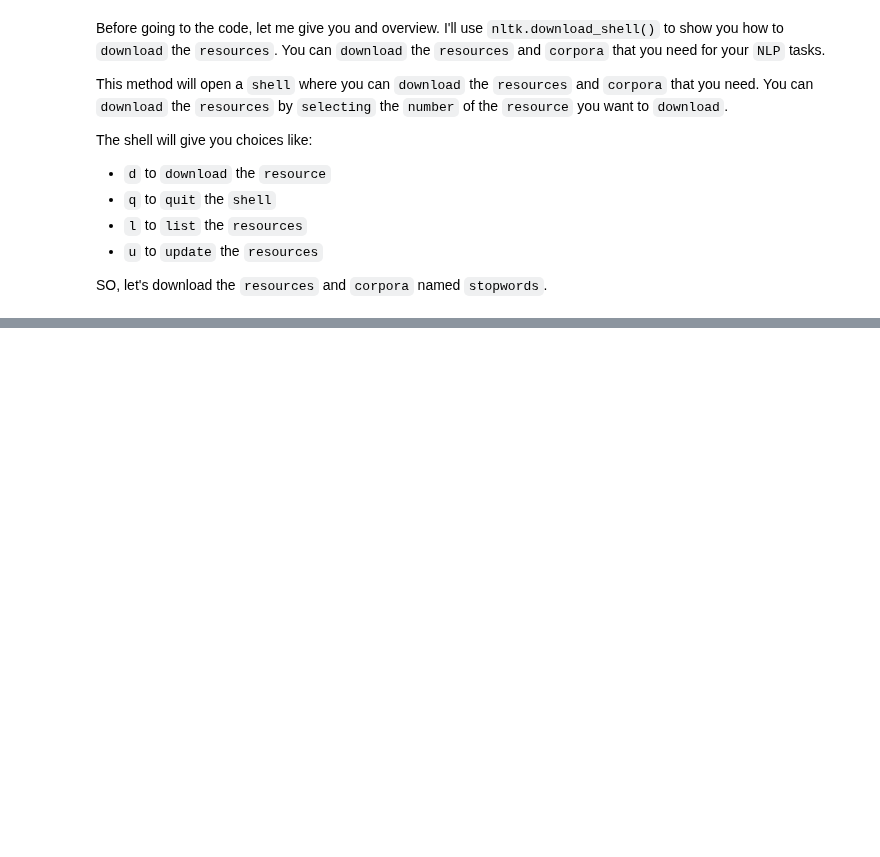
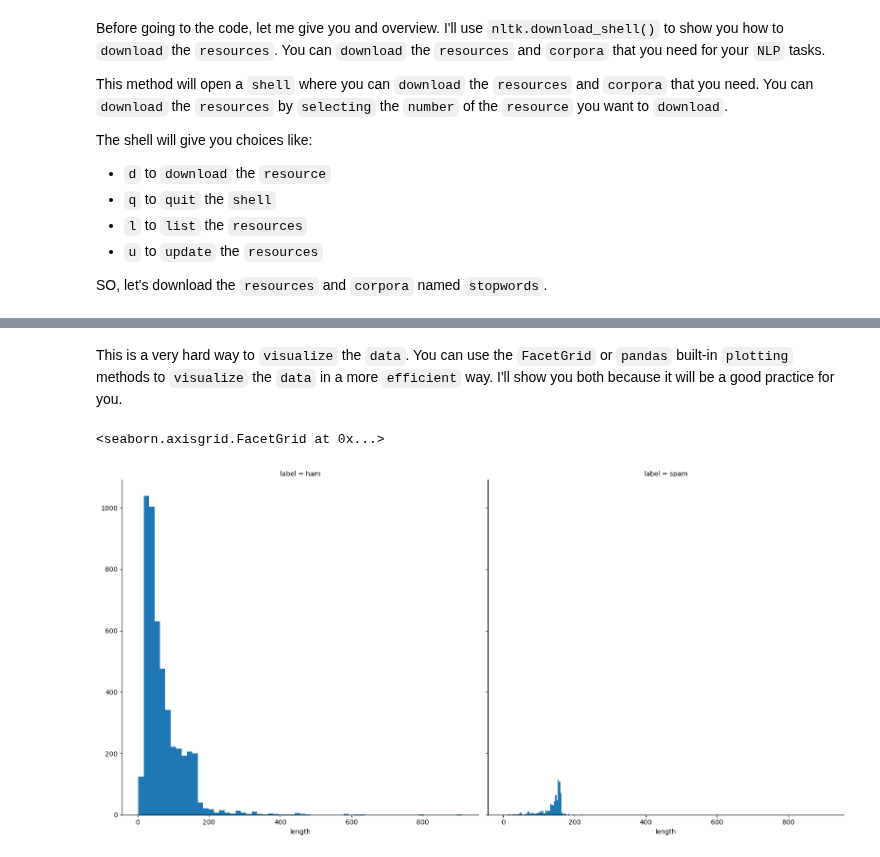
Before and after one commit to RishatTalukder/learning_machine_learning, a Jupyter notebook: Natural_Language_Processing/NLP.ipynb, the cells around one changed output, grey strips where cells are left out. Saved outputs shown, nothing was run; the diff lists cells and outputs as text; code cells hidden in the pictures; blank space fills up the shorter version.

```diff
--- a/Natural_Language_Processing/NLP.ipynb
+++ b/Natural_Language_Processing/NLP.ipynb
@@ -204,0 +365,7 @@ And I also have the dataset in my `GitHub` repository. You can `download` it fro
+# %% [markdown]
+This is a very hard way to `visualize` the `data`. You can use the `FacetGrid` or `pandas` built-in `plotting` methods to `visualize` the `data` in a more `efficient` way. I'll show you both because it will be a good practice for you.
+# %%
+sns.FacetGrid(messeges, col='label', height=8).map(plt.hist, 'length', bins=60,)
+# %% [output]
+<seaborn.axisgrid.FacetGrid at 0x...>
+[figure, added]
```
Also changed, not shown: parts of 84 cells of this notebook, 2 other files.
